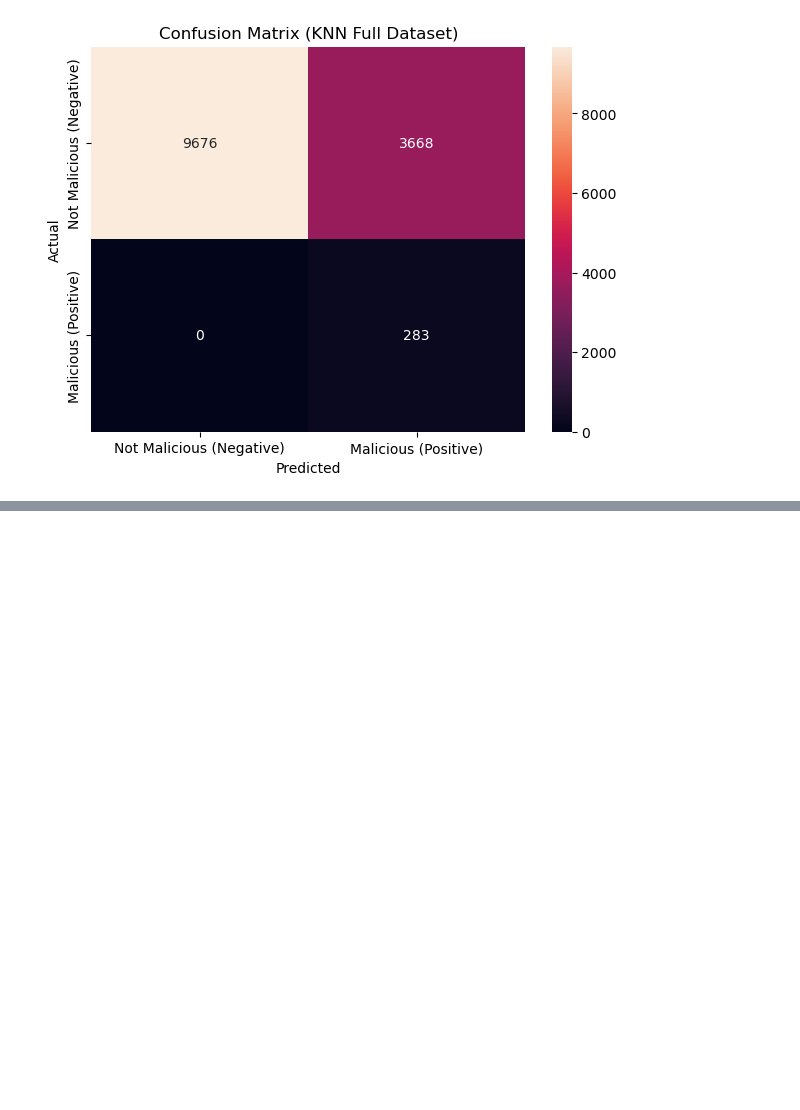
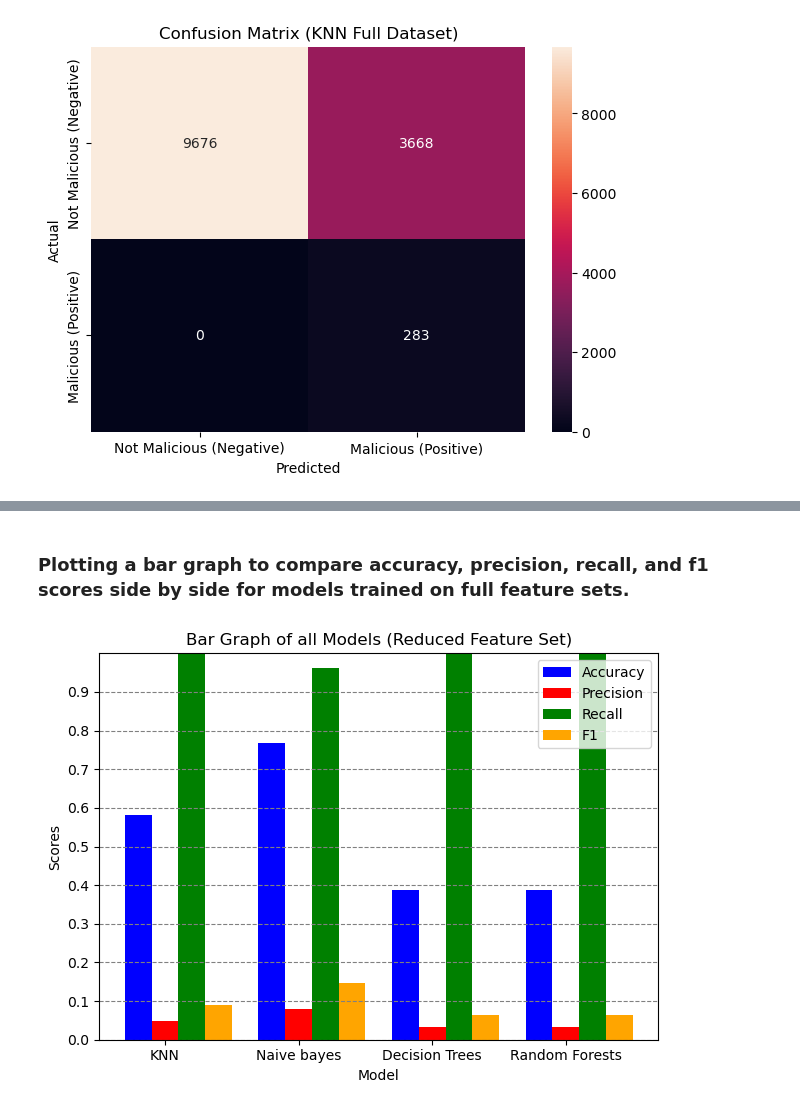
Before and after one commit to JustinBui/CPSC483-URL-Classifier, a Jupyter notebook: 2 - ML Modeling.ipynb, the cells around one changed output, grey strips where cells are left out. Saved outputs shown, nothing was run; the diff lists cells and outputs as text; code cells hidden in the pictures; blank space fills up the shorter version.

```diff
--- a/2 - ML Modeling.ipynb
+++ b/2 - ML Modeling.ipynb
@@ -664,0 +740,35 @@ plot_show_auc(rfc_full_predictions, rfc_reduced_predictions, y_test, 'ROC Curve:
+# %% [markdown]
+### Plotting a bar graph to compare accuracy, precision, recall, and f1 scores side by side for models trained on full feature sets.
+# %%
+# create a list of accuracy, precision, and recall values for each model
+accuracy_r = [
+    accuracy_score(y_test, knn_reduced_predictions),
+    accuracy_score(y_test, gnb_reduced_predictions),
+    accuracy_score(y_test, dc_reduced_predictions),
+    accuracy_score(y_test, rfc_reduced_predictions)
+]
+
+precision_r = [
+    precision_score(y_test, knn_reduced_predictions),
+    precision_score(y_test, gnb_reduced_predictions),
+    precision_score(y_test, dc_reduced_predictions),
+    precision_score(y_test, rfc_reduced_predictions)
+]
+
+recall_r = [
+    recall_score(y_test, knn_reduced_predictions),
+    recall_score(y_test, gnb_reduced_predictions),
+    recall_score(y_test, dc_reduced_predictions),
+    recall_score(y_test, rfc_reduced_predictions)
+]
+
+f1_r = [
+    f1_score(y_test, knn_reduced_predictions),
+    f1_score(y_test, gnb_reduced_predictions),
+    f1_score(y_test, dc_reduced_predictions),
+    f1_score(y_test, rfc_reduced_predictions)
+]
+
+draw_bar_graph_metrics(accuracy_r, precision_r, recall_r, f1_r, 'Bar Graph of all Models (Reduced Feature Set)')
+# %% [output]
+[figure, added]
```
Also changed, not shown: parts of 86 cells of this notebook.
